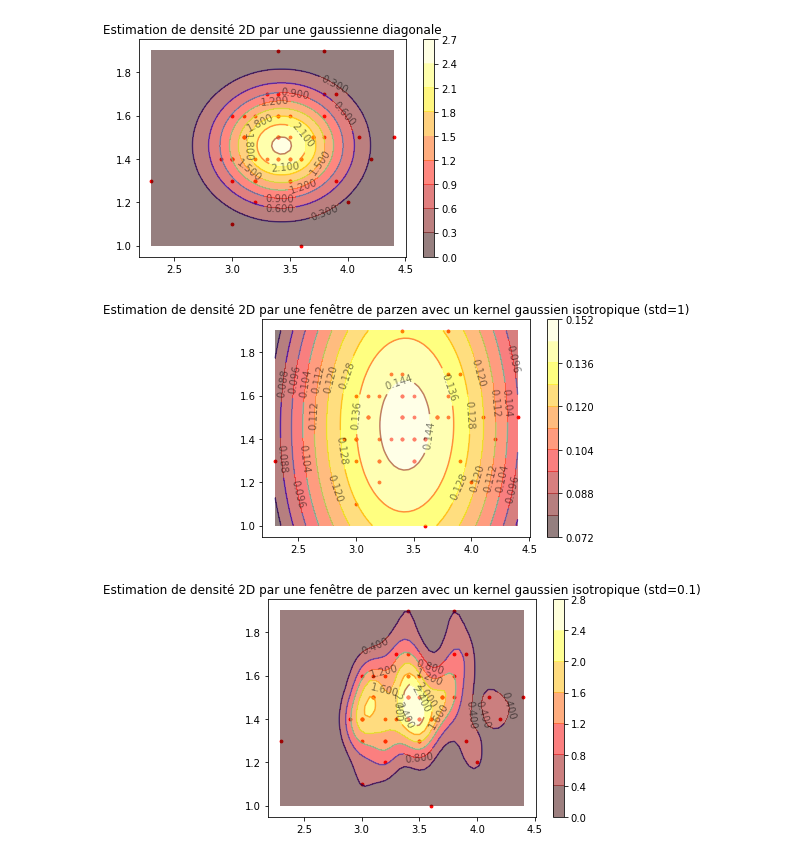
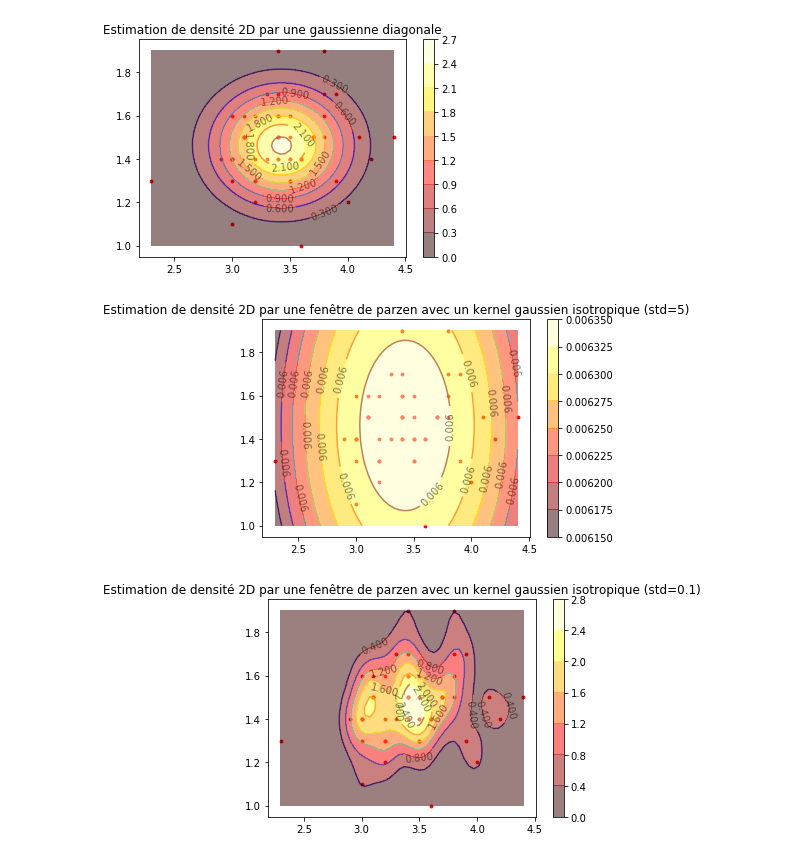
Before and after one commit to PhilippeMarcotte/IFT6390, a Jupyter notebook: Devoir_1/Q4.ipynb, the cells around one changed output. Drawn from its saved outputs; the diff is of its cells as text; code cells hidden in the pictures.

```diff
--- a/Devoir_1/Q4.ipynb
+++ b/Devoir_1/Q4.ipynb
@@ -272,28 +272,28 @@ plt.show()
 # %% [output]
 [figure]
 # %%
-stdTooBig = 1
+stdTooBig = 5
 parzen_stdTooBig = ParzenIsotropicGaussian(std=stdTooBig)
 parzen_stdTooBig.train(train_inputs, train_labels)
 parzen_stdTooBig_features_predictions = parzen_stdTooBig.predict(data[:50, :2])
 parzen_stdTooBig_inline_predictions = np.exp(parzen_stdTooBig.predict(grid)).reshape((50,50)).T
 
 # On fait un nuage de points de notre training set en 2D
 plt.scatter(feature[:,0],feature[:,1], s=8, color='r')
 # On fait un coutour level ou contour_set de notre plot 3D pour le mettre en 2D
 contour_level = plt.contour(xgrid,ygrid,parzen_stdTooBig_inline_predictions, 8, alpha=0.5, cmap = plt.cm.jet)
 # On peint les bandes contour level
 plt.contourf(xgrid,ygrid,parzen_stdTooBig_inline_predictions, 8, alpha=0.5, cmap = plt.cm.hot)
 # Mets des labels (valeur de densité) sur les contours lines
 plt.clabel(contour_level, inline=True, fontsize=10, colors='k')
 plt.clabel(contour_level, inline=True, fontsize=10, colors='k')
 # Affiche à droite un axe avec des informations de couleur étiquetées pour le tracé
 plt.colorbar()
 
 plt.title('''Estimation de densité 2D par une fenêtre de parzen avec un kernel gaussien isotropique (std={})'''.format(stdTooBig))
 plt.show()
 # %% [output]
-[figure, old version]
+[figure, new version]
 # %%
 stdTooSmall = 0.1
 parzen_stdTooSmall = ParzenIsotropicGaussian(std=stdTooSmall)
```
Also changed, not shown: parts of 2 cells of this notebook.
